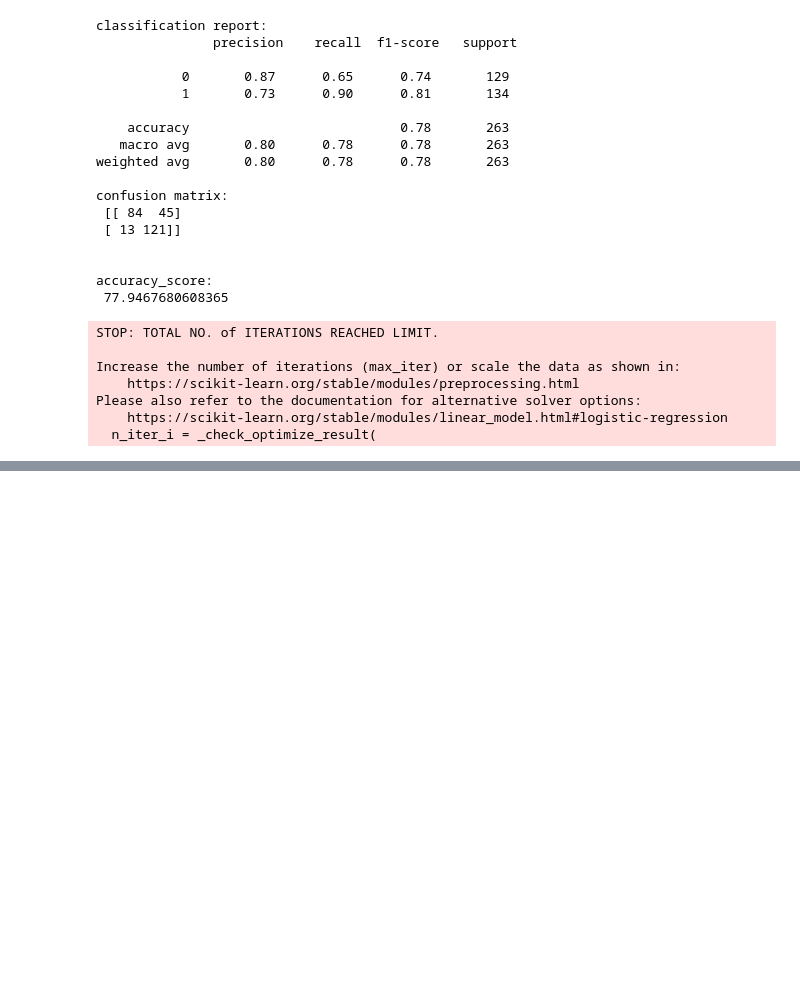
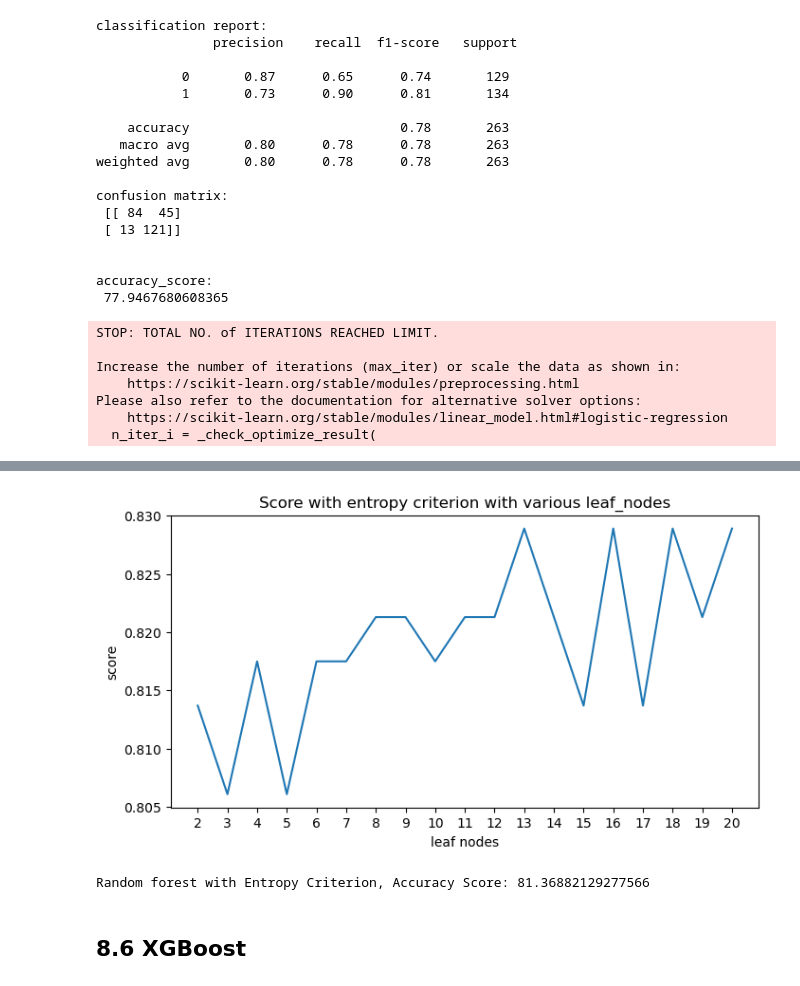
Before and after one commit to ravitejalearnings/DS_ML-Projects, a Jupyter notebook: Credit Default Prediction Classification Model/Loan_Prediction.ipynb, the cells around one changed output, grey strips where cells are left out. Saved outputs shown, nothing was run; the diff lists cells and outputs as text; code cells hidden in the pictures; blank space fills up the shorter version.

```diff
--- a/Credit Default Prediction Classification Model/Loan_Prediction.ipynb
+++ b/Credit Default Prediction Classification Model/Loan_Prediction.ipynb
@@ -922,0 +1228,19 @@ Please also refer to the documentation for alternative solver options:
+# %%
+model_rf_entropy = RandomForestClassifier(n_estimators=100,
+                                    criterion='entropy',
+                                    max_depth=None,
+                                    min_samples_split=2,
+                                    min_samples_leaf=1,
+                                    min_weight_fraction_leaf=0.0,
+                                    max_features='sqrt'
+                                    )
+model_rf_entropy.fit(X_train, y_train)
+y_pred_rf_entropy = model_rf_entropy.predict(X_test)
+
+model_rf_entropy_as = accuracy_score(y_pred_rf_entropy, y_test) * 100
+
+print(f"classification report: \n {classification_report(y_test, y_pred_rf_entropy)}")
+
+print(f"confusion matrix: \n {confusion_matrix(y_test, y_pred_rf_entropy)}")
+print('\n')
+print(f"accuracy_score: \n {model_rf_entropy_as}")
@@ -922,0 +1265,32 @@ Please also refer to the documentation for alternative solver options:
+# %%
+score_rf = []
+for i in range(2,21):
+    model_rf_entropy_leafnode = RandomForestClassifier(n_estimators=100,
+                                        criterion='entropy',
+                                        max_depth=None,
+                                        min_samples_split=2,
+                                        min_samples_leaf=1,
+                                        min_weight_fraction_leaf=0.0,
+                                        max_features='sqrt',
+                                        max_leaf_nodes= i
+                                        )
+    model_rf_entropy_leafnode.fit(X_train, y_train)
+    score_rf.append(model_rf_entropy_leafnode.score(X_test, y_test))
+
+model_rf_entropy_leafnode_as = max(score_list) * 100
+
+plt.figure(figsize=(8,4))
+plt.plot(range(2,21), score_rf)
+plt.title('Score with entropy criterion with various leaf_nodes')
+plt.xticks(np.arange(2,21,1))
+plt.xlabel('leaf nodes')
+plt.ylabel('score')
+plt.show()
+
+print('\n')
+print(f"Random forest with Entropy Criterion, Accuracy Score: {model_rf_entropy_leafnode_as}")
+# %% [output]
+[figure, added]
+Random forest with Entropy Criterion, Accuracy Score: 81.36882129277566
+# %% [markdown]
+## 8.6 XGBoost
```
Also changed, not shown: parts of 20 cells of this notebook.
